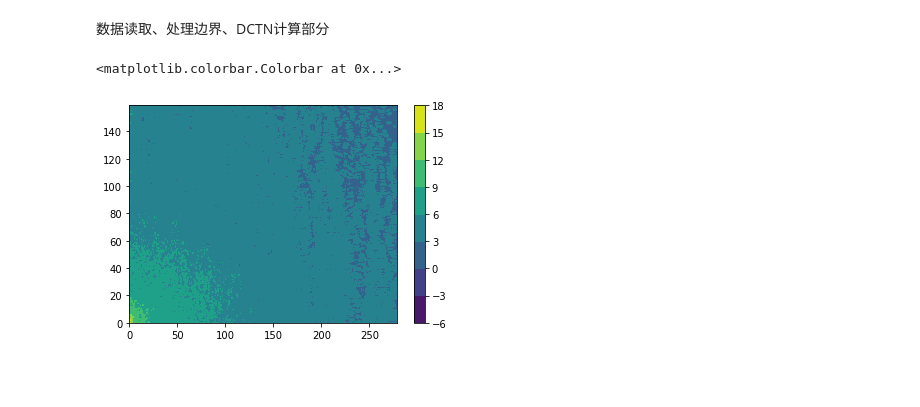
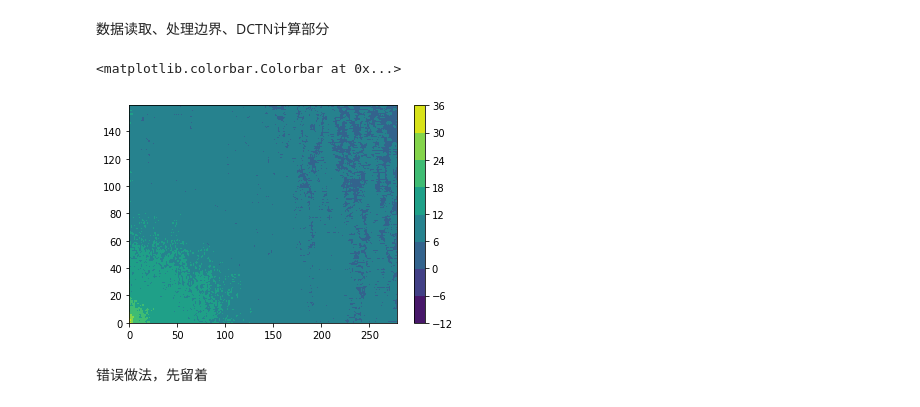
Before and after one commit to dozerlcl/MPAS_case_study, a Jupyter notebook: 92-25km_vr_rcm_postprocess/visualization/spectral/dft_dct/2d_dft_dct/ke_dct_2D.ipynb, the cells around one changed output. Saved outputs shown, nothing was run; the diff lists cells and outputs as text; code cells hidden in the pictures; blank space fills up the shorter version.

```diff
--- a/92-25km_vr_rcm_postprocess/visualization/spectral/dft_dct/2d_dft_dct/ke_dct_2D.ipynb
+++ b/92-25km_vr_rcm_postprocess/visualization/spectral/dft_dct/2d_dft_dct/ke_dct_2D.ipynb
@@ -18,15 +18,15 @@ ds_ke_sum = xr.open_dataset(dir_out + "ke_all_400-100_hPa_vi.nc")
 ke_sum['vr'] = ds_ke_sum['vertical integration Ke']
 # %%
 # 通过外插，去除掉边界上因RCM范围选取问题产生的nan的点
-ke_sum_rmnan = {}
-ke_sum_rmnan['vr'] = ke_sum['vr'].interpolate_na(dim = 'longitude', method = 'cubic', max_gap = None, fill_value="extrapolate")
-ke_sum_rmnan['rcm'] = ke_sum['rcm'].interpolate_na(dim = 'longitude', method = 'cubic', max_gap = None, fill_value="extrapolate")
+var_rmnan = {}
+var_rmnan['vr'] = ke_sum['vr'].interpolate_na(dim = 'longitude', method = 'cubic', max_gap = None, fill_value="extrapolate")
+var_rmnan['rcm'] = ke_sum['rcm'].interpolate_na(dim = 'longitude', method = 'cubic', max_gap = None, fill_value="extrapolate")
 # %%
 # 2D fft
 # ke_vi_sum # Time x lat x lon : 3080 x 160 x 280
 res_dctn = {}
-res_dctn['vr'] = dctn(ke_sum_rmnan['vr'].values, type = 2, axes = [1,2])
-res_dctn['rcm'] = dctn(ke_sum_rmnan['rcm'].values, type = 2, axes = [1,2])
+res_dctn['vr'] = dctn(var_rmnan['vr'].values, type = 2, axes = [1,2])
+res_dctn['rcm'] = dctn(var_rmnan['rcm'].values, type = 2, axes = [1,2])
 # %%
 # 添加维度参数
 ntime = res_dctn['vr'].shape[0]
@@ -36,11 +36,13 @@ nlon  = res_dctn['vr'].shape[2]
 # %%
 # plt.contourf(np.log(np.abs(res_dctn['vr'][nlat//2:,nlon//2:].mean(axis=0))))
 # plt.contourf(np.log(np.abs(res_dctn['vr'][nlat//2:,nlon//2:].mean(axis=0))))
-plt.contourf(np.log(np.abs(res_dctn['vr'][:,:].mean(axis=0))))
+plt.contourf(np.log(np.abs(res_dctn['vr'][:,:].mean(axis=0)**2)))
 plt.colorbar()
 # %% [output]
 <matplotlib.colorbar.Colorbar at 0x...>
-[figure, old version]
+[figure, new version]
+# %% [markdown]
+错误做法，先留着
 # %%
 # 移动零频率到中心
 dctn_shift  = {}
```
Also changed, not shown: parts of 16 cells of this notebook, 22 other files.
